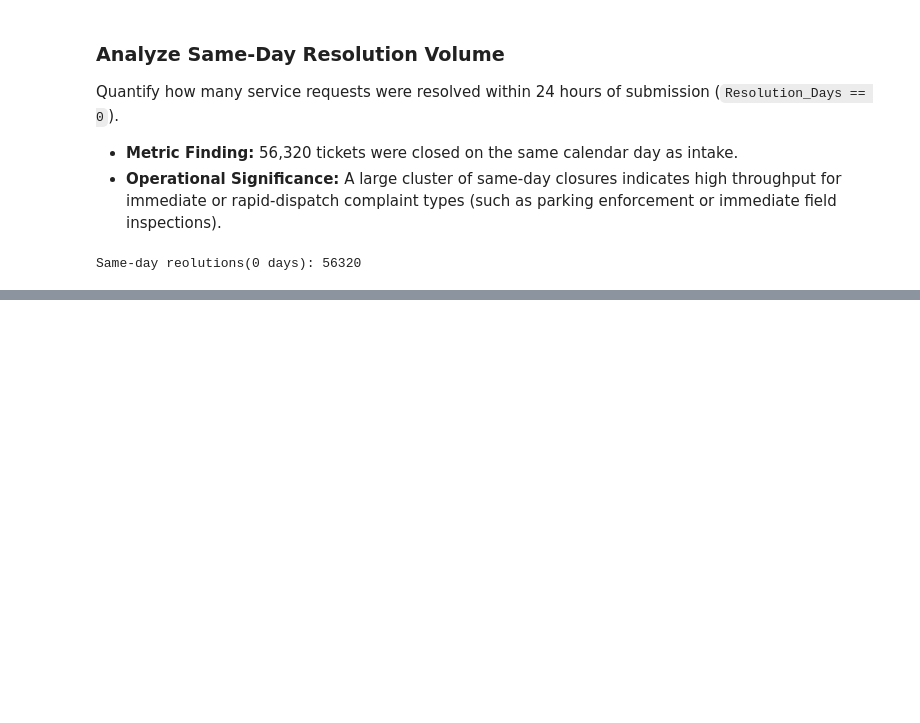
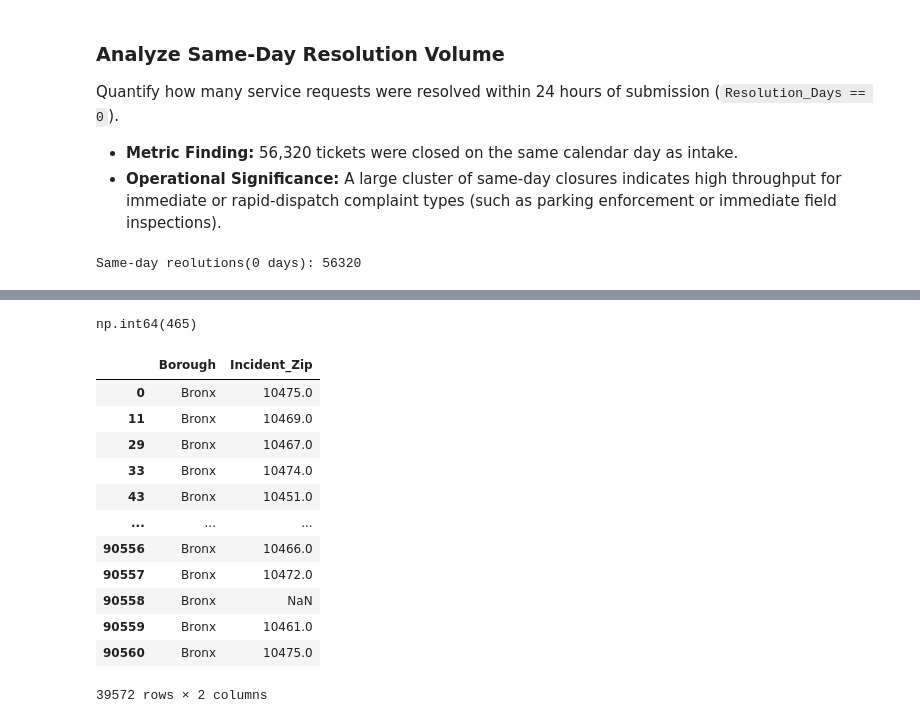
Before and after one commit to JunayedMh/nyc-311-resolution-time-analysis, a Jupyter notebook: notebook/01_cleaning.ipynb, the cells around one changed output, grey strips where cells are left out. Saved outputs shown, nothing was run; the diff lists cells and outputs as text; code cells hidden in the pictures; blank space fills up the shorter version.

```diff
--- a/notebook/01_cleaning.ipynb
+++ b/notebook/01_cleaning.ipynb
@@ -221,0 +305,2 @@ Same-day reolutions(0 days): 56320
+# %%
+df = df.drop(index=[6736, 7750])
@@ -221,0 +330,2 @@ Same-day reolutions(0 days): 56320
+# %%
+df["Complaint_Type"] = df["Complaint_Type"].astype(str).str.title()
@@ -221,0 +339,3 @@ Same-day reolutions(0 days): 56320
+# %%
+df["Borough"] = df["Borough"].astype(str).str.title()
+df["Borough"].isna().sum()
@@ -221,0 +371,3 @@ Same-day reolutions(0 days): 56320
+# %%
+df = df[df["Borough"] != "Unspecified"]
+print(f"After dropping Unspecified borough: {len(df)} rows")
@@ -221,0 +384,20 @@ Same-day reolutions(0 days): 56320
+# %%
+df["Incident_Zip"].isna().sum()
+# %% [output]
+np.int64(465)
+# %%
+df.loc[df["Borough"] == "Bronx", ["Borough","Incident_Zip"]]
+# %% [output]
+|  | Borough | Incident_Zip |
+| 0 | Bronx | 10475.0 |
+| 11 | Bronx | 10469.0 |
+| 29 | Bronx | 10467.0 |
+| 33 | Bronx | 10474.0 |
+| 43 | Bronx | 10451.0 |
+| ... | ... | ... |
+| 90556 | Bronx | 10466.0 |
+| 90557 | Bronx | 10472.0 |
+| 90558 | Bronx | NaN |
+| 90559 | Bronx | 10461.0 |
+| 90560 | Bronx | 10475.0 |
+39572 rows × 2 columns
```
Also changed, not shown: parts of 23 cells of this notebook.
